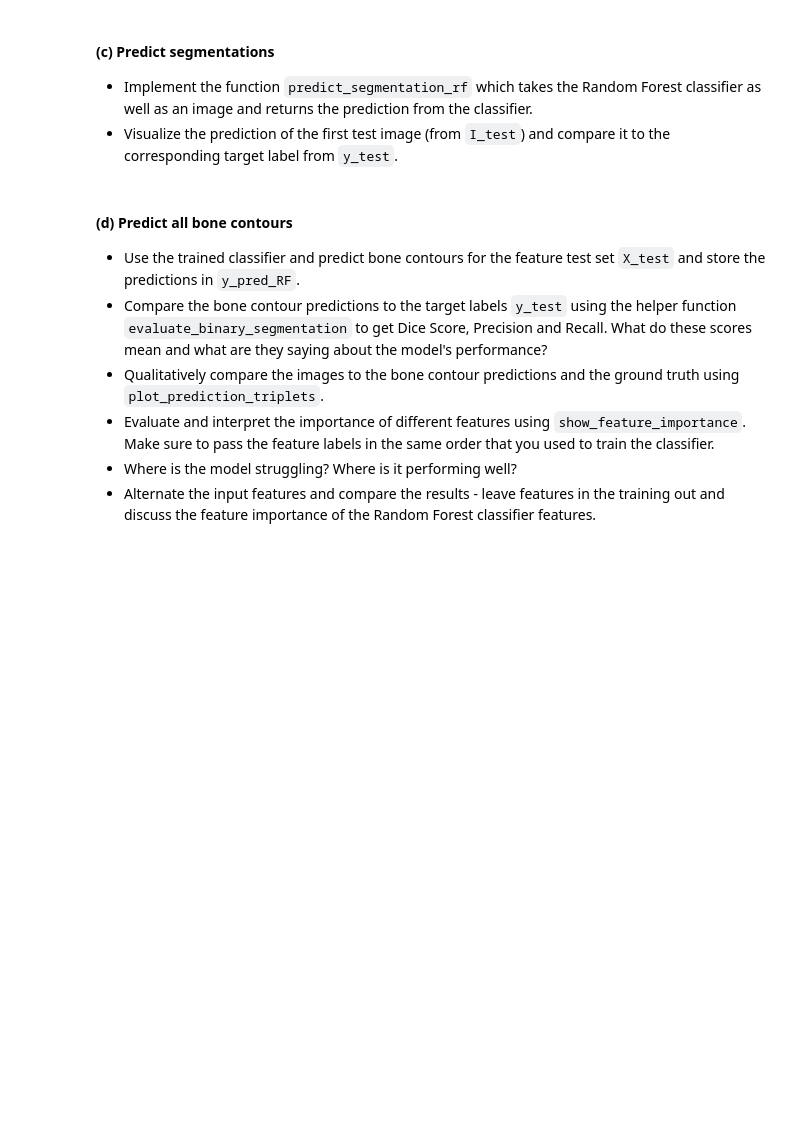
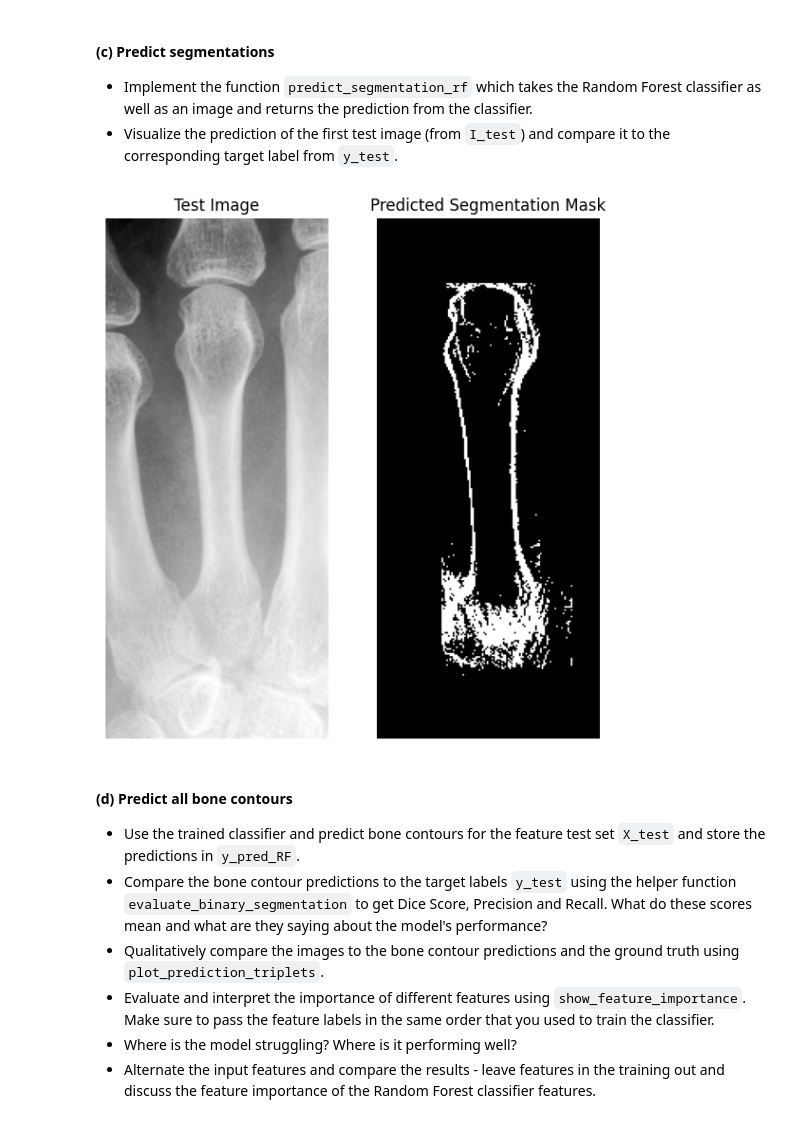
Before and after one commit to nikoczernin/MedicalAnalysis2, a Jupyter notebook: notebook.ipynb, the cells around one changed output. Saved outputs shown, nothing was run; the diff lists cells and outputs as text; code cells hidden in the pictures; blank space fills up the shorter version.

```diff
--- a/notebook.ipynb
+++ b/notebook.ipynb
@@ -422,8 +422,8 @@ The classification result provides per image pixel a label, where 1 denotes an e
 # %%
 I_train = images[:30]
 y_train = masks[:30]
-I_test = images[30:]
-y_test = masks[30:]
+I_test = images[30:50]
+y_test = masks[30:50]
 # %% [markdown]
 ### 3.2. Random Forest (RF)
 - Implement the function `train_rf` which takes a list of feature arrays and labels (masks) and trains a Random Forest classifier and returns the trained classifier.
@@ -440,3 +437,6 @@ X_test =
+# %%
+X_train = [compute_features(image) for image in I_train] # we used the I_train because we wanted to train the model on the first extracted features
+X_test = [compute_features(image) for image in I_test] # we used the I_test because we wanted to test the model on the second extracted features
 # %%
 from sklearn.ensemble import RandomForestClassifier
 # %%
@@ -477,3 +515,5 @@ rf_clf = # TODO: train Random Forest classifier
+# %%
+rf_clf = train_rf(X_train, y_train)
 # %% [markdown]
 #### (c) Predict segmentations
 - Implement the function `predict_segmentation_rf` which takes the Random Forest classifier as well as an image and returns the prediction from the classifier.
@@ -489,12 +529,27 @@ def predict_segmentation_rf(clf, image):
     '''
 
     # TODO Predict segmentation using the trained Random Forest classifier
+    features = compute_features(image)  # Extract features from the image
+    features = features.T  # Transpose to match (N, F) shape for prediction
+    predictions = clf.predict(features)  # Predict using the classifier
+    segmentation = predictions.reshape(image.shape)  # Reshape to original image dimensions
 
     return segmentation
 # %%
 fig, (ax1, ax2) = plt.subplots(1, 2, figsize=(6, 6))
 
 # TODO: visualize the predicted segmentation and the ground truth mask
+test_image = I_test[0]
+predicted_mask = predict_segmentation_rf(rf_clf, test_image)
+ax1.imshow(test_image, cmap='gray')
+ax1.set_title("Test Image")
+ax1.axis('off')
+ax2.imshow(predicted_mask, cmap='gray', vmin=0, vmax=1)
+ax2.set_title("Predicted Segmentation Mask")
+ax2.axis('off')
+plt.tight_layout()
+# %% [output]
+[figure, added]
 # %% [markdown]
 #### (d) Predict all bone contours
 - Use the trained classifier and predict bone contours for the feature test set `X_test` and store the predictions in `y_pred_RF`.
```
Also changed, not shown: parts of 15 cells of this notebook, 9 other files.
